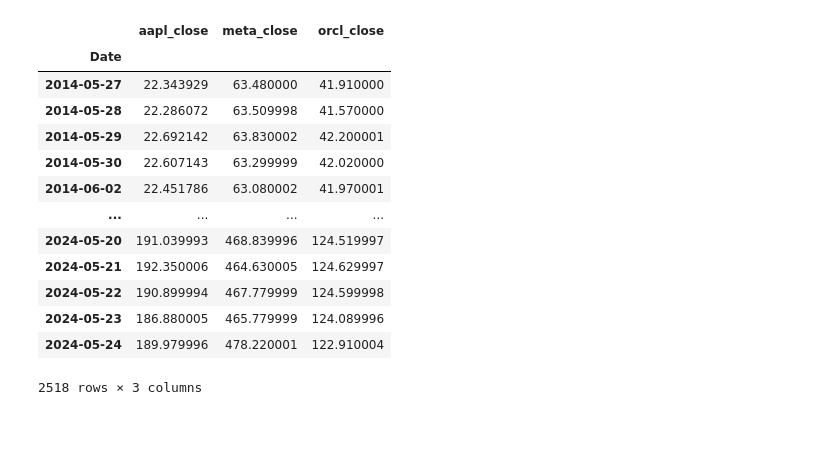
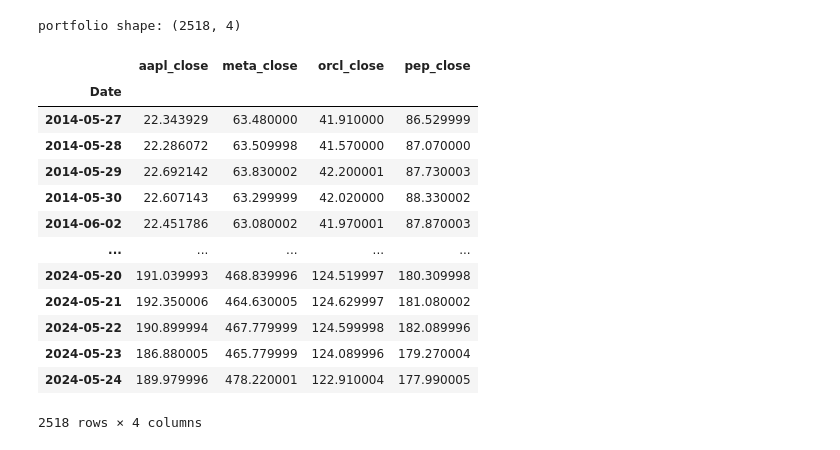
Before and after one commit to kyle1373/stock-portfolio-optimization, a Jupyter notebook: mean_var_optim.ipynb, the cells around one changed output. Saved outputs shown, nothing was run; the diff lists cells and outputs as text; code cells hidden in the pictures.

```diff
--- a/mean_var_optim.ipynb
+++ b/mean_var_optim.ipynb
@@ -36,23 +43,26 @@ portfolio = portfolio.join(orcl_close)
 # print(f"portfolio shape: {portfolio.shape}")
 
 portfolio.set_index('Date', inplace=True)
-# %%
-portfolio
-# %% [output]
-|  | aapl_close | meta_close | orcl_close |
-| Date |  |  |  |
-| 2014-05-27 | 22.343929 | 63.480000 | 41.910000 |
-| 2014-05-28 | 22.286072 | 63.509998 | 41.570000 |
-| 2014-05-29 | 22.692142 | 63.830002 | 42.200001 |
-| 2014-05-30 | 22.607143 | 63.299999 | 42.020000 |
-| 2014-06-02 | 22.451786 | 63.080002 | 41.970001 |
-| ... | ... | ... | ... |
-| 2024-05-20 | 191.039993 | 468.839996 | 124.519997 |
-| 2024-05-21 | 192.350006 | 464.630005 | 124.629997 |
-| 2024-05-22 | 190.899994 | 467.779999 | 124.599998 |
-| 2024-05-23 | 186.880005 | 465.779999 | 124.089996 |
-| 2024-05-24 | 189.979996 | 478.220001 | 122.910004 |
-2518 rows × 3 columns
+# %%
+num_entries, num_stocks = portfolio.shape
+print(f"portfolio shape: {portfolio.shape}")
+portfolio
+# %% [output]
+portfolio shape: (2518, 4)
+|  | aapl_close | meta_close | orcl_close | pep_close |
+| Date |  |  |  |  |
+| 2014-05-27 | 22.343929 | 63.480000 | 41.910000 | 86.529999 |
+| 2014-05-28 | 22.286072 | 63.509998 | 41.570000 | 87.070000 |
+| 2014-05-29 | 22.692142 | 63.830002 | 42.200001 | 87.730003 |
+| 2014-05-30 | 22.607143 | 63.299999 | 42.020000 | 88.330002 |
+| 2014-06-02 | 22.451786 | 63.080002 | 41.970001 | 87.870003 |
+| ... | ... | ... | ... | ... |
+| 2024-05-20 | 191.039993 | 468.839996 | 124.519997 | 180.309998 |
+| 2024-05-21 | 192.350006 | 464.630005 | 124.629997 | 181.080002 |
+| 2024-05-22 | 190.899994 | 467.779999 | 124.599998 | 182.089996 |
+| 2024-05-23 | 186.880005 | 465.779999 | 124.089996 | 179.270004 |
+| 2024-05-24 | 189.979996 | 478.220001 | 122.910004 | 177.990005 |
+2518 rows × 4 columns
 # %%
 fig, ax = plt.subplots(figsize=(14, 7))
 
```
Also changed, not shown: parts of 11 cells of this notebook.
